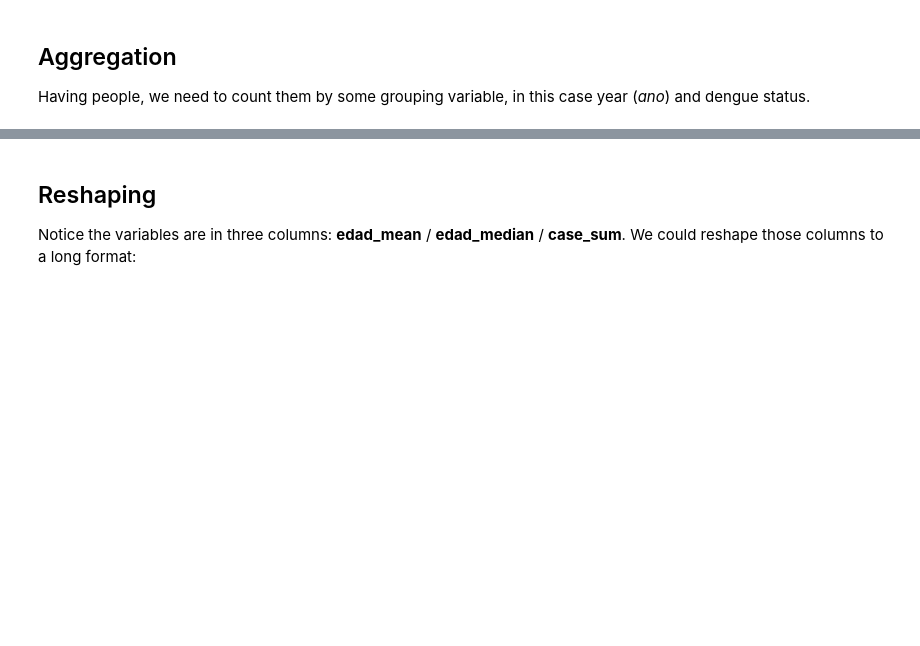
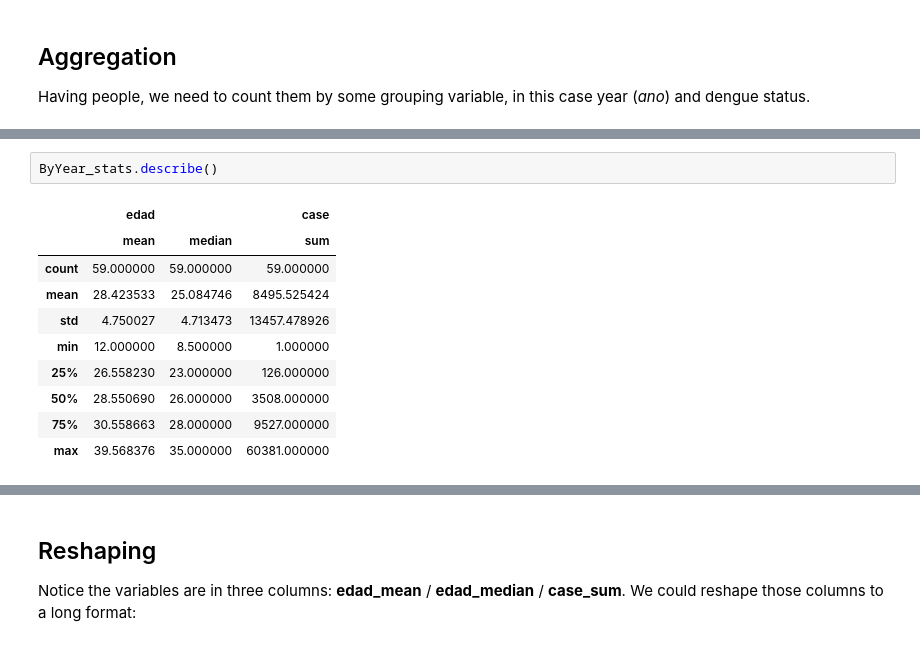
Before and after one commit to SocialAnalytics-StrategicIntelligence/TableOperations, a Jupyter notebook: index.ipynb, the cells around one changed output, grey strips where cells are left out. Cells and saved outputs as stored; diff of their text form; blank space fills up the shorter version.

```diff
--- a/index.ipynb
+++ b/index.ipynb
@@ -63,0 +125,13 @@ Saving to CSV will erase that _dtype_ attribute. You will need to use PICKLE to
+# %%
+ByYear_stats.describe()
+# %% [output]
+|  | edad |  | case |
+|  | mean | median | sum |
+| count | 59.000000 | 59.000000 | 59.000000 |
+| mean | 28.423533 | 25.084746 | 8495.525424 |
+| std | 4.750027 | 4.713473 | 13457.478926 |
+| min | 12.000000 | 8.500000 | 1.000000 |
+| 25% | 26.558230 | 23.000000 | 126.000000 |
+| 50% | 28.550690 | 26.000000 | 3508.000000 |
+| 75% | 30.558663 | 28.000000 | 9527.000000 |
+| max | 39.568376 | 35.000000 | 60381.000000 |
```
Also changed, not shown: parts of 25 cells of this notebook.
